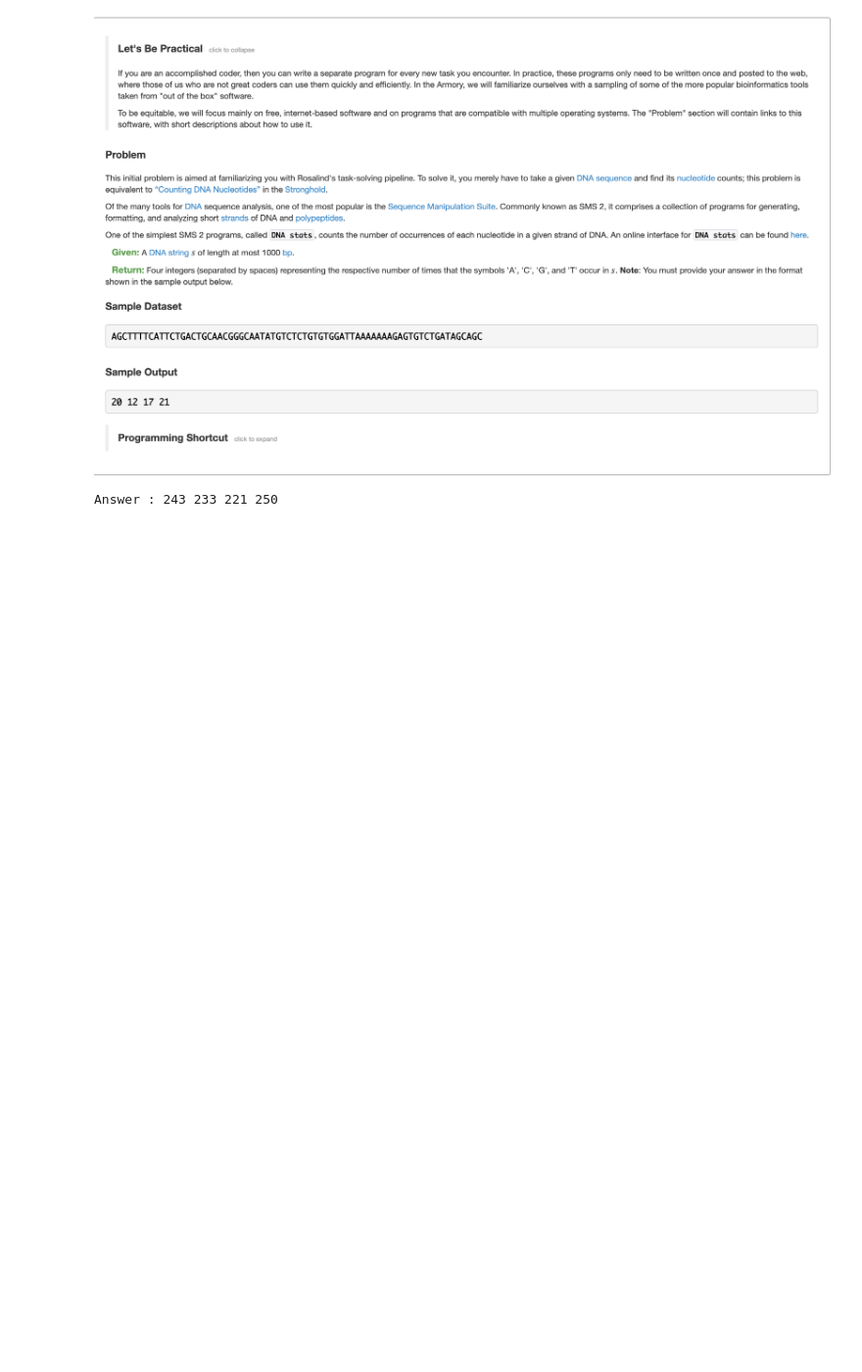
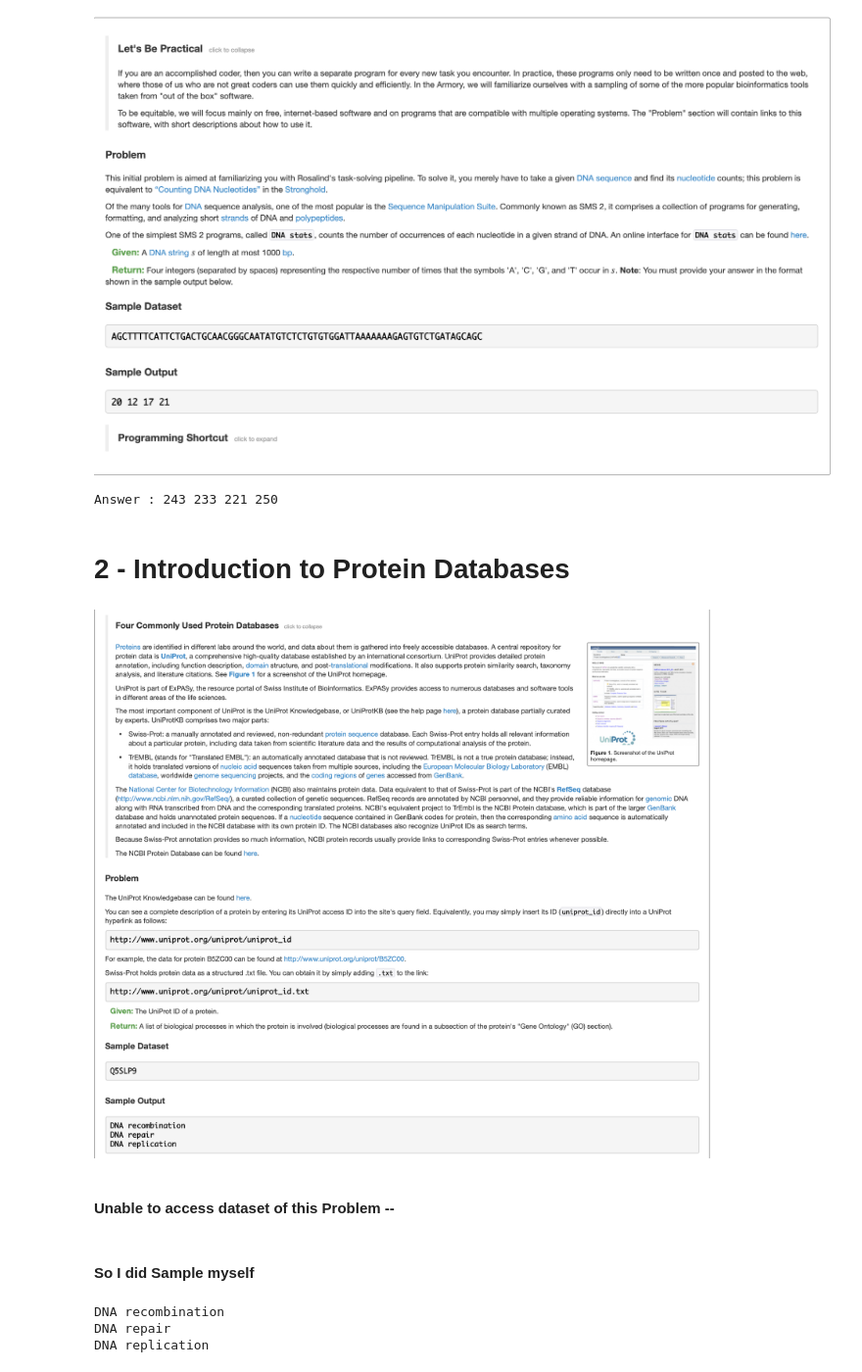
Before and after one commit to enesbasbug/Bioinformatics_Notebook, a Jupyter notebook: Codes_Py/Python/Bioinformatics_Armory.ipynb, the cells around one changed output. Shown at 98% size. Drawn from its saved outputs; the diff is of its cells as text; code cells hidden in the pictures; blank space fills up the shorter version.

```diff
--- a/Codes_Py/Python/Bioinformatics_Armory.ipynb
+++ b/Codes_Py/Python/Bioinformatics_Armory.ipynb
@@ -33,3 +33,42 @@ for base in string:
 print("Answer :", A,C,G,T)
 # %% [output]
 Answer : 243 233 221 250
+# %% [markdown]
+# 2 - Introduction to Protein Databases
+# %%
+importImg(2)
+# %% [output]
+[figure, added]
+# %% [markdown]
+#### Unable to access dataset of this Problem --
+# %% [markdown]
+#### So I did Sample myself
+# %%
+from Bio import ExPASy
+from Bio import SwissProt
+
+#ID = open('../Datasets/BioArmory/rosalind_dbpr.txt', 'r').read().strip()
+
+handle = ExPASy.get_sprot_raw("Q5SLP9") #you can give several IDs separated by commas
+record = SwissProt.read(handle) # use SwissProt.parse for multiple proteins
+
+#dir(record)
+# Uni Prot ID : Q5SLP9
+#record.cross_references
+#record.cross_references[22] [23] [24] respectively
+"""
+('GO', 'GO:0006310', 'P:DNA recombination', 'IEA:UniProtKB-UniRule'), -----> recombination
+('GO', 'GO:0006281', 'P:DNA repair', 'IEA:UniProtKB-UniRule'),        -----> repair
+('GO', 'GO:0006260', 'P:DNA replication', 'IEA:UniProtKB-UniRule'),   -----> replication
+"""
+
+bio_processes = []
+for item in record.cross_references:
+    if item[0] == 'GO' and item[2][0] == 'P':
+        bio_processes.append(item[2].strip('P:'))
+
+print('\n'.join(bio_processes))
+# %% [output]
+DNA recombination
+DNA repair
+DNA replication
```
Also changed, not shown: parts of 7 cells of this notebook, 4 other files.
